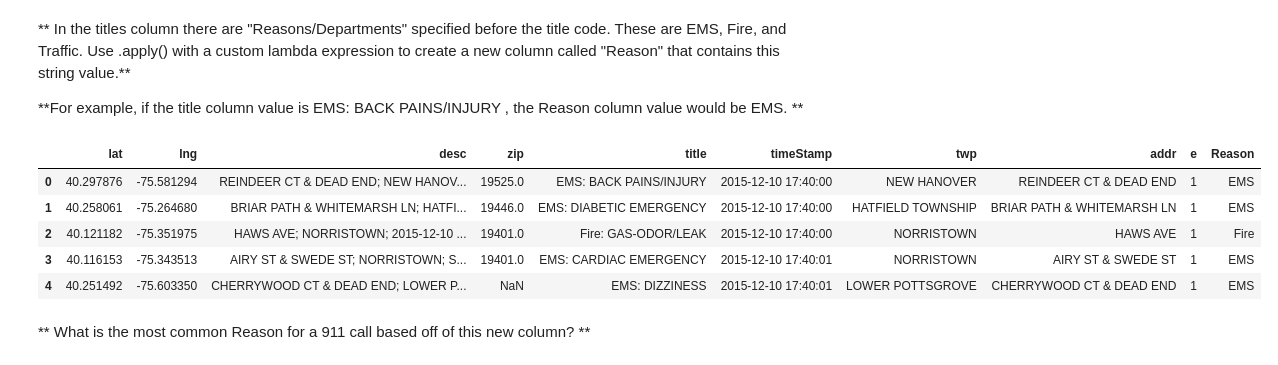
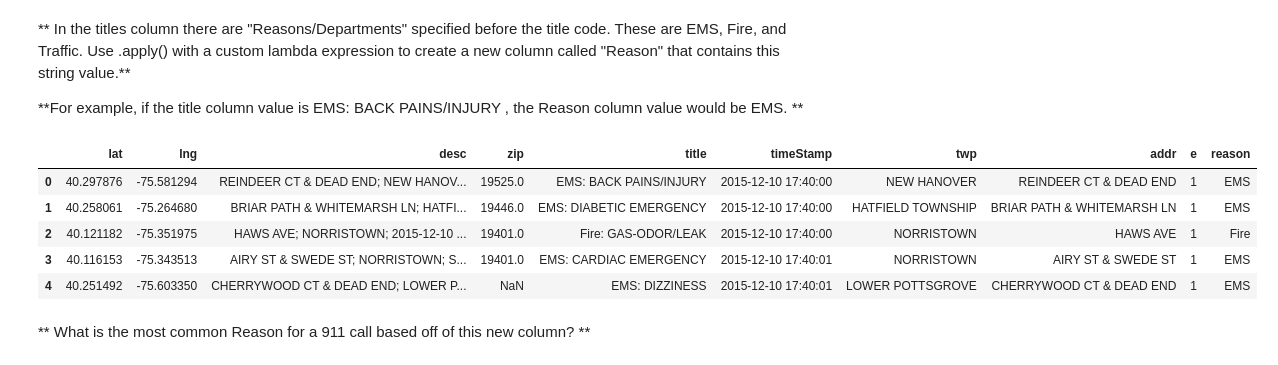
Before and after one commit to TheXirex/911-Calls, a Jupyter notebook: 911_Calls.ipynb, the cells around one changed output. Cells and saved outputs as stored; diff of their text form; code cells hidden in the pictures.

```diff
--- a/911_Calls.ipynb
+++ b/911_Calls.ipynb
@@ -101,12 +102,11 @@ df['title'].nunique()
 
 **For example, if the title column value is EMS: BACK PAINS/INJURY , the Reason column value would be EMS. **
 # %%
-reasons = df['title'].apply(lambda x: x.split(':')[0])
+df['reason'] = df['title'].apply(lambda x: x.split(':')[0])
 # %%
-df['Reason'] = reasons
 df.head()
 # %% [output]
-|  | lat | lng | desc | zip | title | timeStamp | twp | addr | e | Reason |
+|  | lat | lng | desc | zip | title | timeStamp | twp | addr | e | reason |
 | 0 | 40.297876 | -75.581294 | REINDEER CT & DEAD END; NEW HANOV... | 19525.0 | EMS: BACK PAINS/INJURY | 2015-12-10 17:40:00 | NEW HANOVER | REINDEER CT & DEAD END | 1 | EMS |
 | 1 | 40.258061 | -75.264680 | BRIAR PATH & WHITEMARSH LN; HATFI... | 19446.0 | EMS: DIABETIC EMERGENCY | 2015-12-10 17:40:00 | HATFIELD TOWNSHIP | BRIAR PATH & WHITEMARSH LN | 1 | EMS |
 | 2 | 40.121182 | -75.351975 | HAWS AVE; NORRISTOWN; 2015-12-10 ... | 19401.0 | Fire: GAS-ODOR/LEAK | 2015-12-10 17:40:00 | NORRISTOWN | HAWS AVE | 1 | Fire |
```
Also changed, not shown: parts of 14 cells of this notebook.
